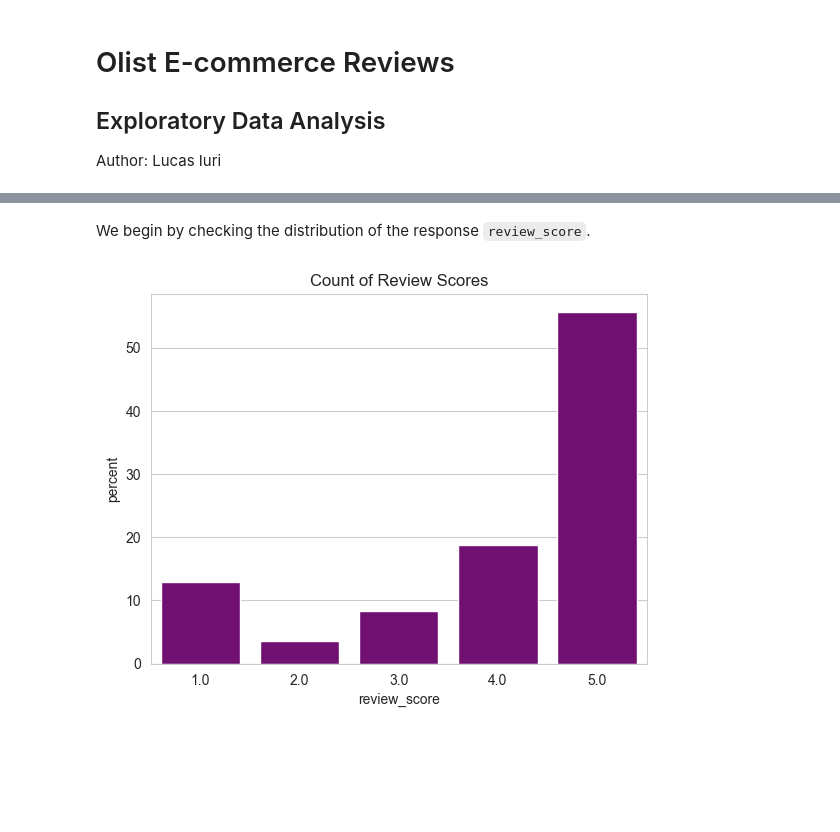
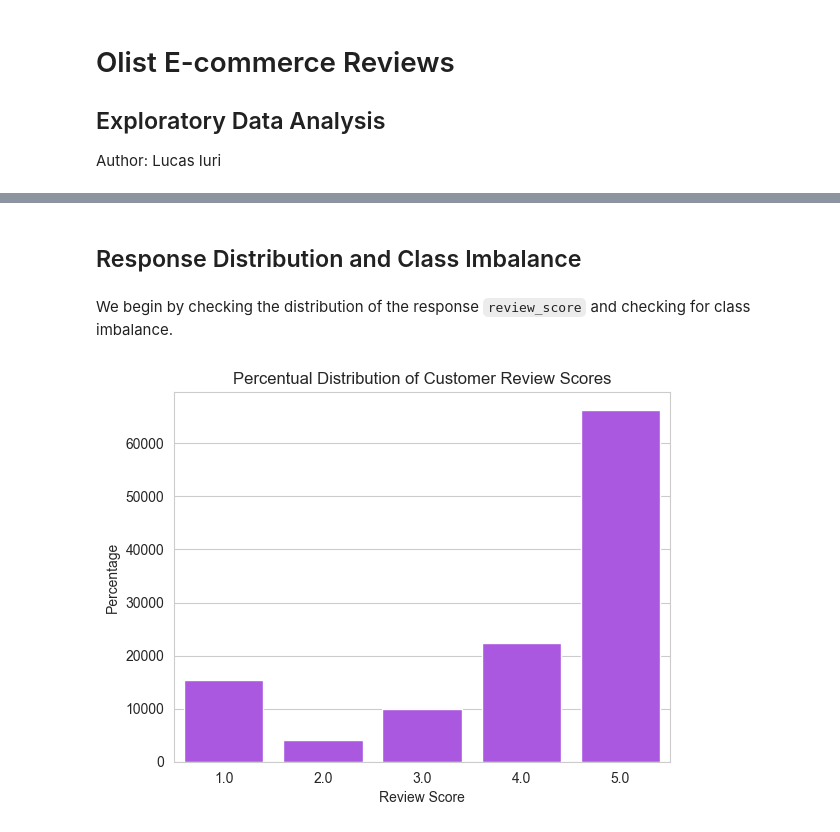
Before and after one commit to lucasiuri/OList_Reviews_Classifier, a Jupyter notebook: eda.ipynb, the cells around one changed output, grey strips where cells are left out. Drawn from its saved outputs; the diff is of its cells as text; code cells hidden in the pictures; blank space fills up the shorter version.

```diff
--- a/eda.ipynb
+++ b/eda.ipynb
@@ -39,8 +39,12 @@ Index(['order_id', 'customer_id', 'order_status', 'order_purchase_timestamp',
       dtype='object')
+# %% [markdown]
+## Response Distribution and Class Imbalance
 # %% [markdown]
-We begin by checking the distribution of the response `review_score`.
+We begin by checking the distribution of the response `review_score` and checking for class imbalance.
 # %%
-ax = sns.countplot(data=olist, x = 'review_score', color='purple', stat='percent')
-ax.set_title('Count of Review Scores');
+ax = sns.countplot(data=olist, x = 'review_score', color='#ad42f5', stat='count')
+ax.set_title('Percentual Distribution of Customer Review Scores')
+ax.set_xlabel('Review Score')
+ax.set_ylabel('Percentage');
 # %% [output]
-[figure, old version]
+[figure, new version]
```
Also changed, not shown: parts of 12 cells of this notebook, 3 other files.
